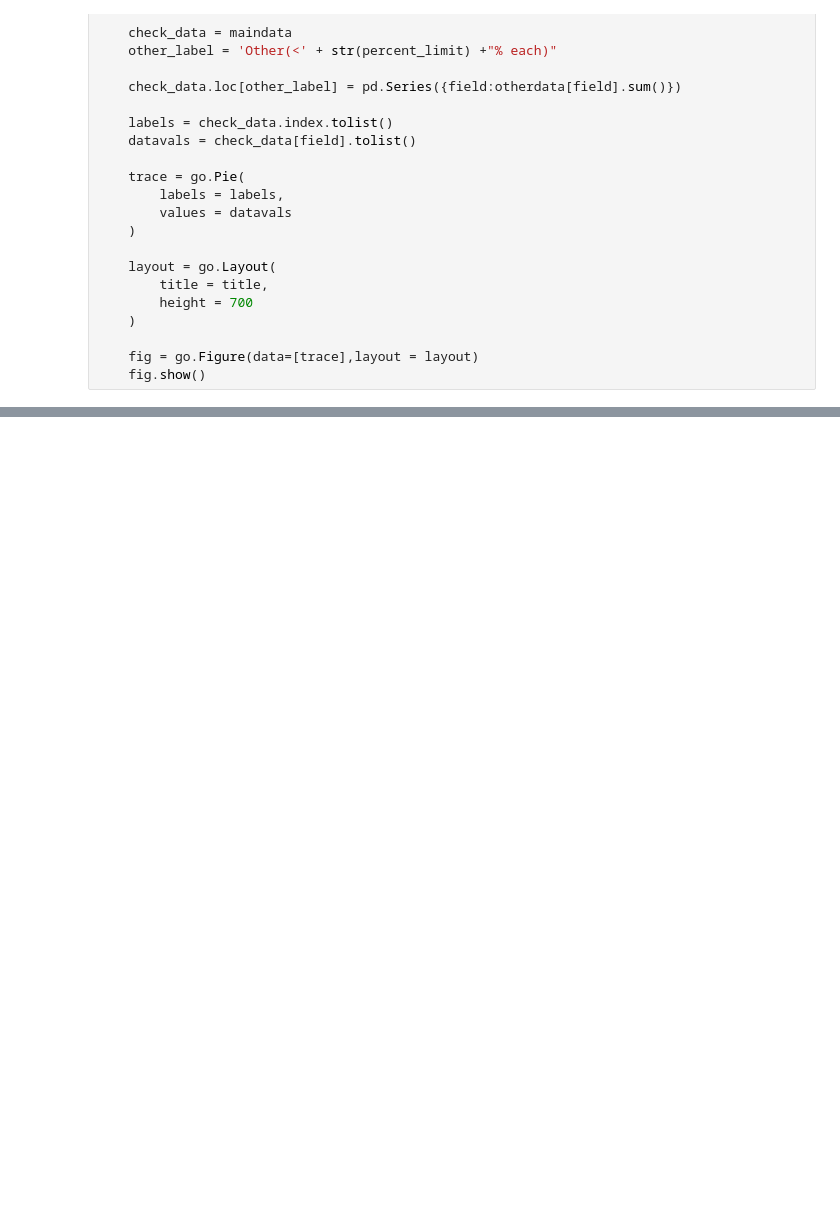
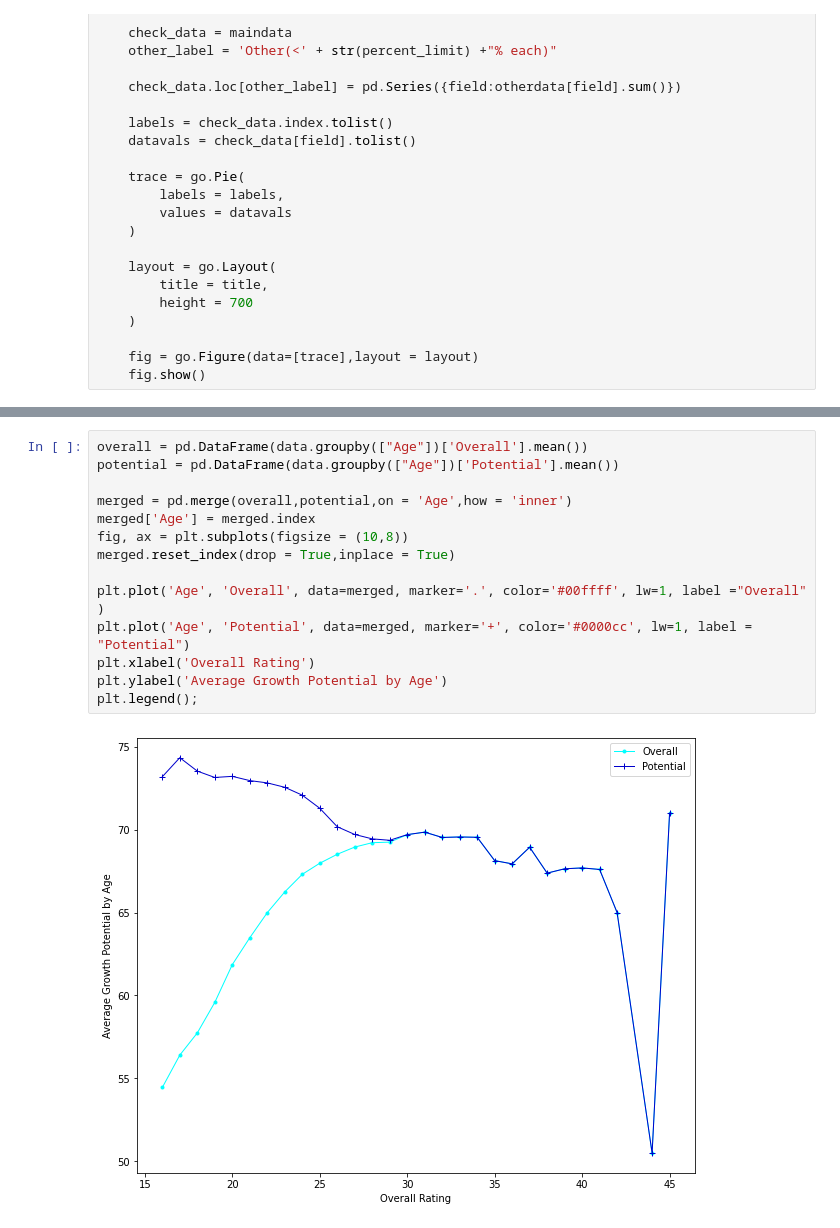
Before and after one commit to seachan94/Kaggle, a Jupyter notebook: FIFA/FIFA.ipynb, the cells around one changed output, grey strips where cells are left out. Drawn from its saved outputs; the diff is of its cells as text; blank space fills up the shorter version.

```diff
--- a/FIFA/FIFA.ipynb
+++ b/FIFA/FIFA.ipynb
@@ -317,0 +327,16 @@ ch['LS'].value_counts()
+# %%
+overall = pd.DataFrame(data.groupby(["Age"])['Overall'].mean())
+potential = pd.DataFrame(data.groupby(["Age"])['Potential'].mean())
+
+merged = pd.merge(overall,potential,on = 'Age',how = 'inner')
+merged['Age'] = merged.index
+fig, ax = plt.subplots(figsize = (10,8))
+merged.reset_index(drop = True,inplace = True)
+
+plt.plot('Age', 'Overall', data=merged, marker='.', color='#00ffff', lw=1, label ="Overall" )
+plt.plot('Age', 'Potential', data=merged, marker='+', color='#0000cc', lw=1, label = "Potential")
+plt.xlabel('Overall Rating')
+plt.ylabel('Average Growth Potential by Age')
+plt.legend();
+# %% [output]
+[figure, added]
```
Also changed, not shown: parts of 33 cells of this notebook, 22 other files.
